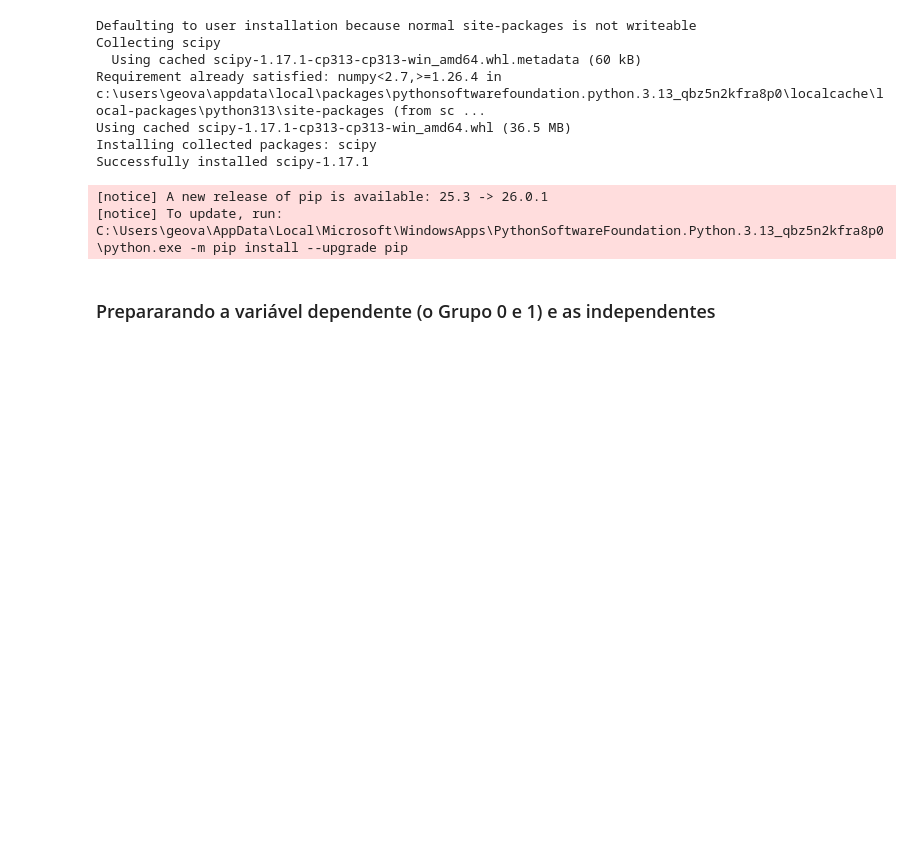
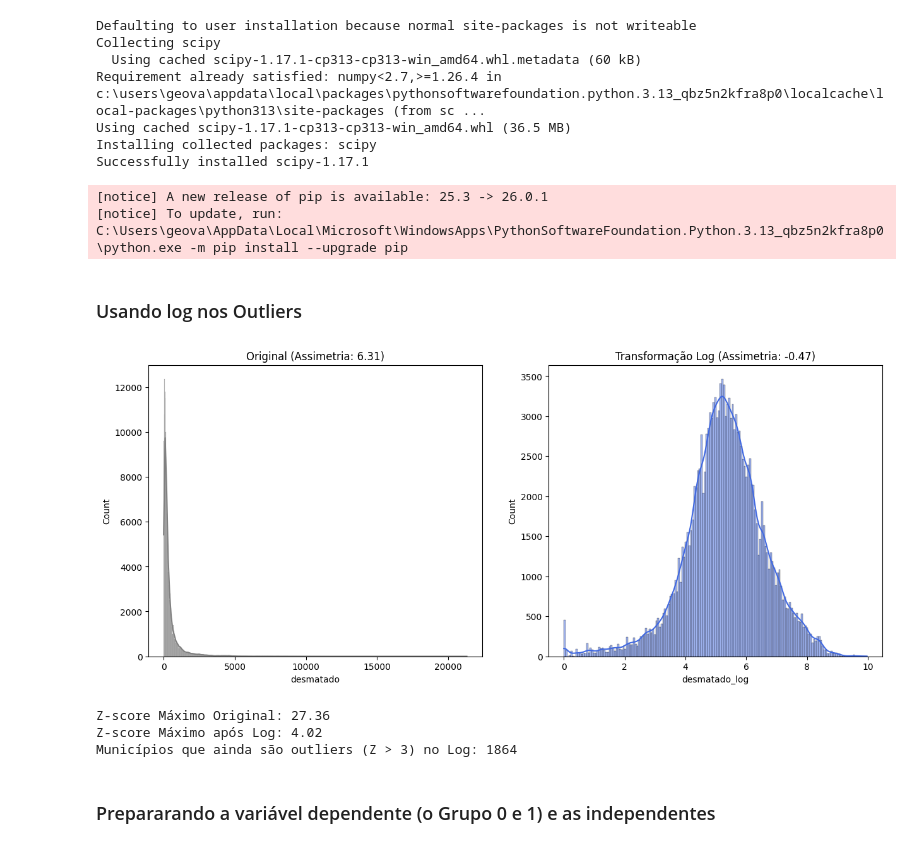
Before and after one commit to geovann4s/AnaliseTitanicaula, a Jupyter notebook: AnaliseDiscriminante.ipynb, the cells around one changed output. Saved outputs shown, nothing was run; the diff lists cells and outputs as text; code cells hidden in the pictures; blank space fills up the shorter version.

```diff
--- a/AnaliseDiscriminante.ipynb
+++ b/AnaliseDiscriminante.ipynb
@@ -230,6 +282,50 @@ Installing collected packages: scipy
 Successfully installed scipy-1.17.1
 [notice] A new release of pip is available: 25.3 -> 26.0.1
 [notice] To update, run: C:\Users\geova\AppData\Local\Microsoft\WindowsApps\PythonSoftwareFoundation.Python.3.13_qbz5n2kfra8p0\python.exe -m pip install --upgrade pip
+# %% [markdown]
+### Usando log nos Outliers
+# %%
+import numpy as np
+
+# Aplicando log (somamos 1 para evitar erro se houver valor zero)
+df['desmatado_log'] = np.log1p(df['desmatado'])
+# %%
+import matplotlib.pyplot as plt
+import seaborn as sns
+import numpy as np
+
+# Criando a figura para comparação
+fig, (ax1, ax2) = plt.subplots(1, 2, figsize=(15, 6))
+
+# Gráfico 1: Dados Originais
+sns.histplot(df['desmatado'], kde=True, ax=ax1, color='gray')
+ax1.set_title(f'Original (Assimetria: {df["desmatado"].skew():.2f})')
+
+# Gráfico 2: Dados com Log
+# Usamos log1p para evitar erro com valores zero (log(1+x))
+df['desmatado_log'] = np.log1p(df['desmatado'])
+sns.histplot(df['desmatado_log'], kde=True, ax=ax2, color='royalblue')
+ax2.set_title(f'Transformação Log (Assimetria: {df["desmatado_log"].skew():.2f})')
+
+plt.show()
+# %% [output]
+[figure, added]
+# %%
+from scipy import stats
+
+# Calculando o novo Z-score sobre a coluna logarítmica
+z_score_log = np.abs(stats.zscore(df['desmatado_log']))
+
+print(f"Z-score Máximo Original: 27.36")
+print(f"Z-score Máximo após Log: {z_score_log.max():.2f}")
+
+# Contando quantos outliers restaram (Z > 3) na escala log
+outliers_restantes = len(df[z_score_log > 3])
+print(f"Municípios que ainda são outliers (Z > 3) no Log: {outliers_restantes}")
+# %% [output]
+Z-score Máximo Original: 27.36
+Z-score Máximo após Log: 4.02
+Municípios que ainda são outliers (Z > 3) no Log: 1864
 # %% [markdown]
 ### Prepararando a variável dependente (o Grupo 0 e 1) e as independentes
 # %%
```
Also changed, not shown: parts of 4 cells of this notebook.
